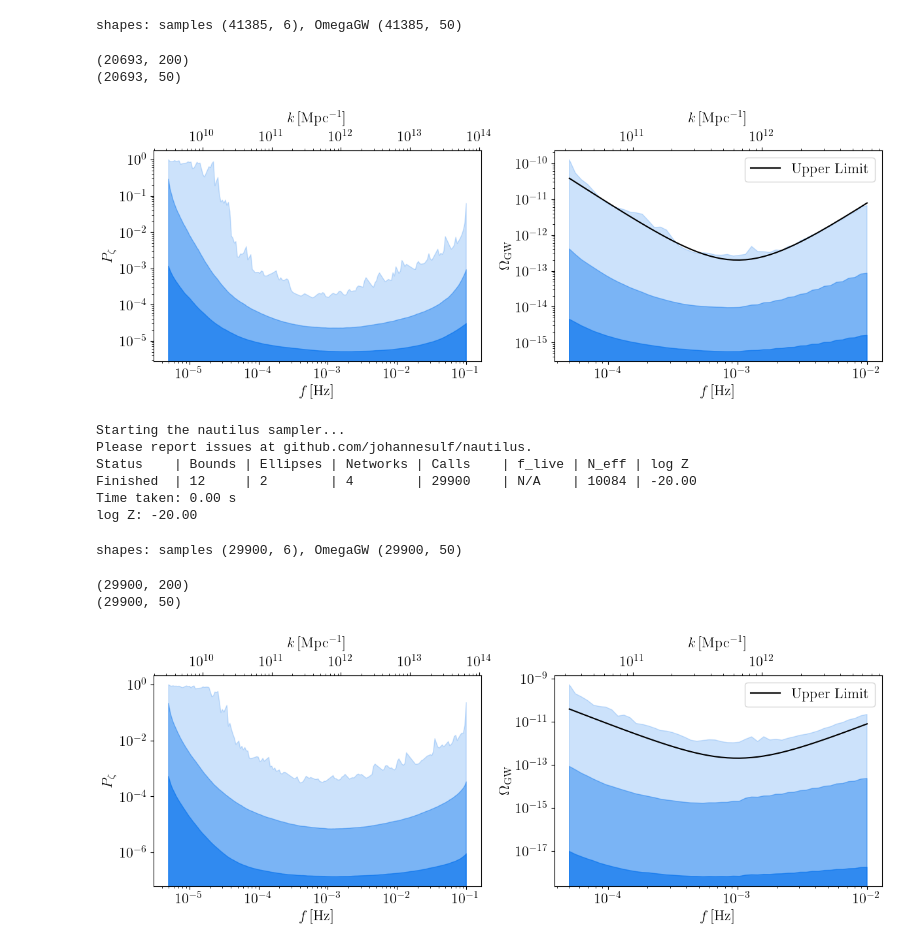
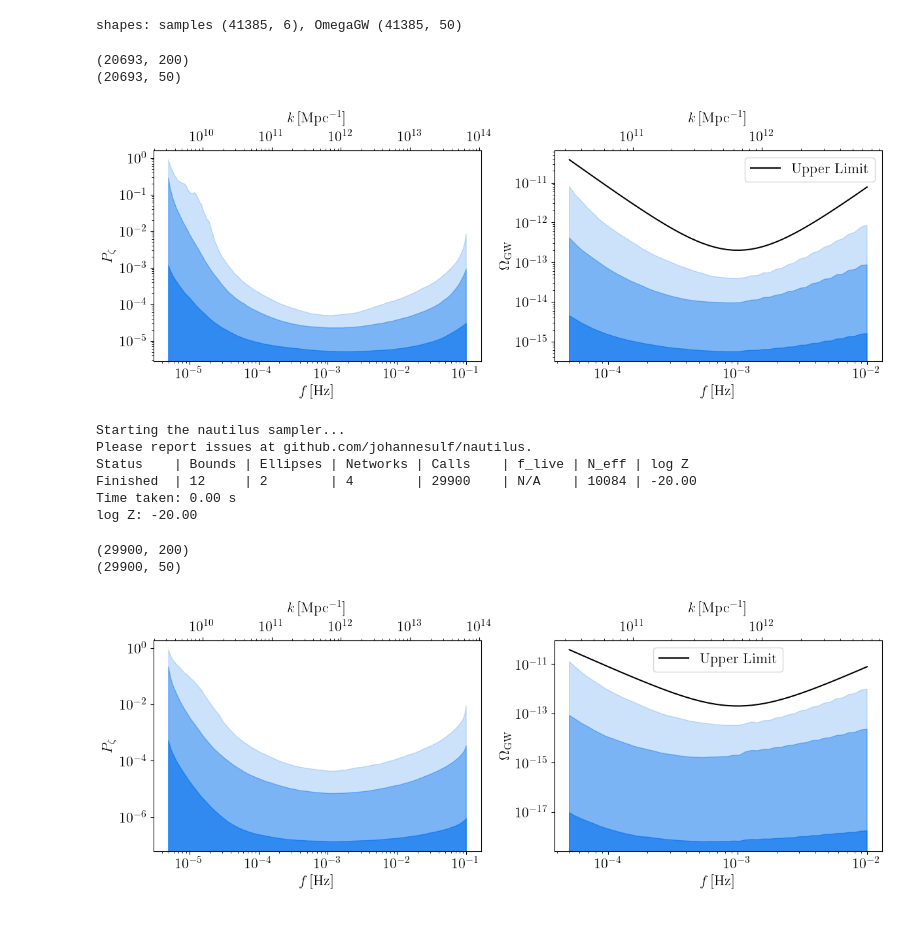
Before and after one commit to Ameek94/SIGW_Inverse, a Jupyter notebook: examples/upper_limit.ipynb, the cells around one changed output. Cells and saved outputs as stored; diff of their text form; code cells hidden in the pictures.

```diff
--- a/examples/upper_limit.ipynb
+++ b/examples/upper_limit.ipynb
@@ -250,7 +250,7 @@ pz_amps = split_vmap(get_pz, (xs, ys), batch_size=100)[0]
 
 fig, ax = plot_functional_posterior([pz_amps, gwb_amps],
                                     k_arr=[p_arr_local, frequencies],
-                                    intervals = [100,95,68],
+                                    intervals = [99.7,95,68],
                                     weights = thinned_weights,
                                     aspect_ratio=(6,4.5))
 # ax[0].loglog(p_arr, pz_amp, color='k', lw=1.5)
@@ -267,7 +267,7 @@ plt.savefig(f'nautilus_UL_{num_nodes}.pdf', bbox_inches='tight')
 # %% [output]
 (20693, 200)
 (20693, 50)
-[figure, old version]
+[figure, new version]
 # %%
 # method 2 for the upper limit distribution
 
@@ -323,9 +320,7 @@ Finished  | 12     | 2        | 4        | 29900    | N/A    | 10084 | -20.00
 Time taken: 0.00 s
 log Z: -20.00
 # %%
-print(f"shapes: samples {samples.shape}, OmegaGW {omegaGW_blob.shape}")
+# print(f"shapes: samples {samples.shape}, OmegaGW {omegaGW_blob.shape}")
-# %% [output]
-shapes: samples (29900, 6), OmegaGW (29900, 50)
 # %%
 num_samples = 20000
 thinning = max(1,len(samples)//num_samples)
@@ -339,32 +334,32 @@ logwt_total = logsumexp(logwt)
 weights = np.exp(logwt - logwt_total)
 weights = weights / weights.sum()
 thinned_weights = weights[::thinning]
 
 def get_pz(nodes, vals):
     # Given nodes and vals, compute Pζ and Ω_GW.
     pf = lambda k: interpolate(nodes, vals, jnp.log10(k))
     pz_amps = pf(p_arr_local)
     return (pz_amps,)
 
 pz_amps = split_vmap(get_pz, (xs, ys), batch_size=100)[0]
 
 fig, ax = plot_functional_posterior([pz_amps, gwb_amps],
                                     k_arr=[p_arr_local, frequencies],
-                                    intervals = [100,95,68],
+                                    intervals = [99.7,95,68],
                                     weights = thinned_weights,
                                     aspect_ratio=(6,4.5))
 # ax[0].loglog(p_arr, pz_amp, color='k', lw=1.5)
 Omegas_UL = noise_model(frequencies)
 ax[1].loglog(frequencies, Omegas_UL, color='k', lw=1.5, label='Upper Limit')
 # ax[1].errorbar(frequencies, Omegas, yerr=np.sqrt(np.diag(cov)), fmt='o', color='k', capsize=4.,alpha=0.5,markersize=2)
 ax[1].legend()
 k_mpc_f_hz = 2*np.pi * 1.03 * 10**14
 for x in ax:
     x.set(xscale='log', yscale='log', xlabel=r'$f\,{\rm [Hz]}$')
     secax = x.secondary_xaxis('top', functions=(lambda x: x * k_mpc_f_hz, lambda x: x / k_mpc_f_hz))
     secax.set_xlabel(r"$k\,{\rm [Mpc^{-1}]}$",labelpad=10)
 plt.savefig(f'nautilus_UL2_{num_nodes}.pdf', bbox_inches='tight')
 # %% [output]
 (29900, 200)
 (29900, 50)
-[figure, old version]
+[figure, new version]
```
Also changed, not shown: parts of 1 cell of this notebook, 1 other file.
